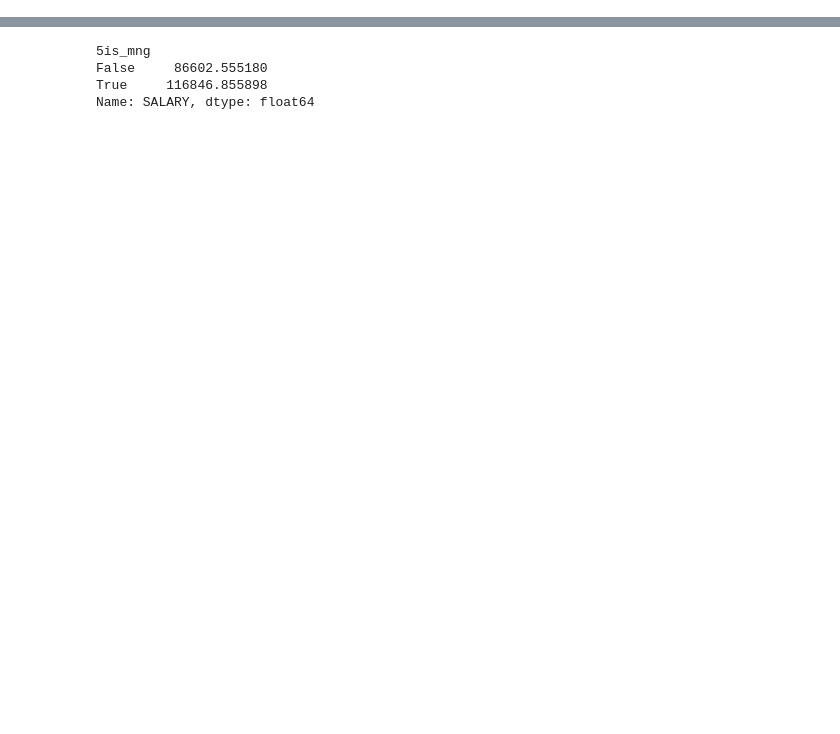
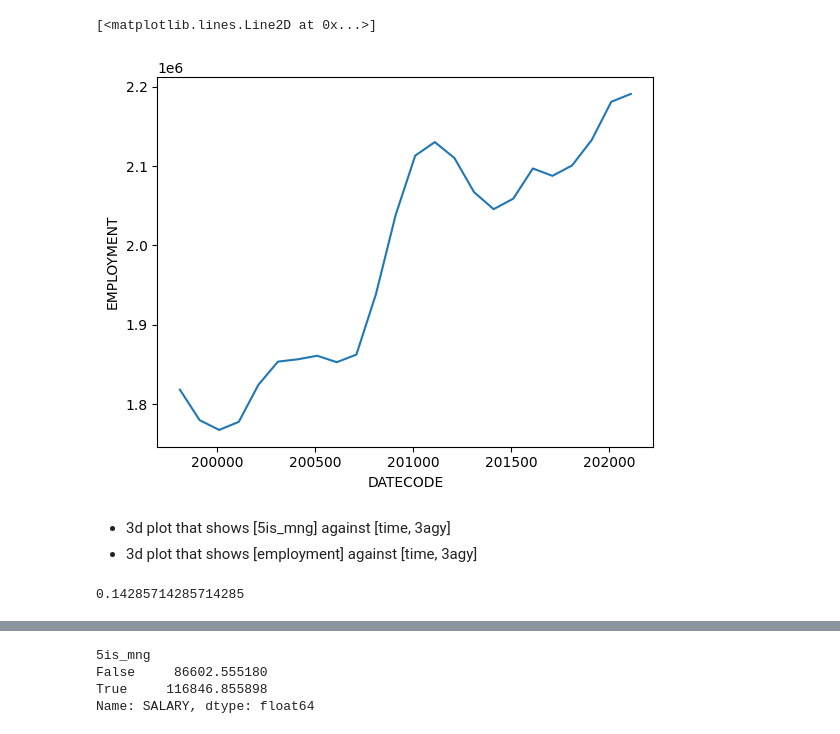
Before and after one commit to hyunjimoon/empirical_dynamics, a Jupyter notebook: cont_code/agency/vicky.ipynb, the cells around one changed output, grey strips where cells are left out. Saved outputs shown, nothing was run; the diff lists cells and outputs as text; code cells hidden in the pictures; blank space fills up the shorter version.

```diff
--- a/cont_code/agency/vicky.ipynb
+++ b/cont_code/agency/vicky.ipynb
@@ -167,0 +141,8 @@ Data variables:
+# %%
+org_size['EMPLOYMENT'].plot()
+# %% [output]
+[<matplotlib.lines.Line2D at 0x...>]
+[figure, added]
+# %% [markdown]
+- 3d plot that shows [5is_mng] against [time, 3agy]
+- 3d plot that shows [employment] against [time, 3agy]
@@ -167,0 +151,4 @@ Data variables:
+# %%
+1/7
+# %% [output]
+0.14285714285714285
```
Also changed, not shown: parts of 46 cells of this notebook, 18 other files.
